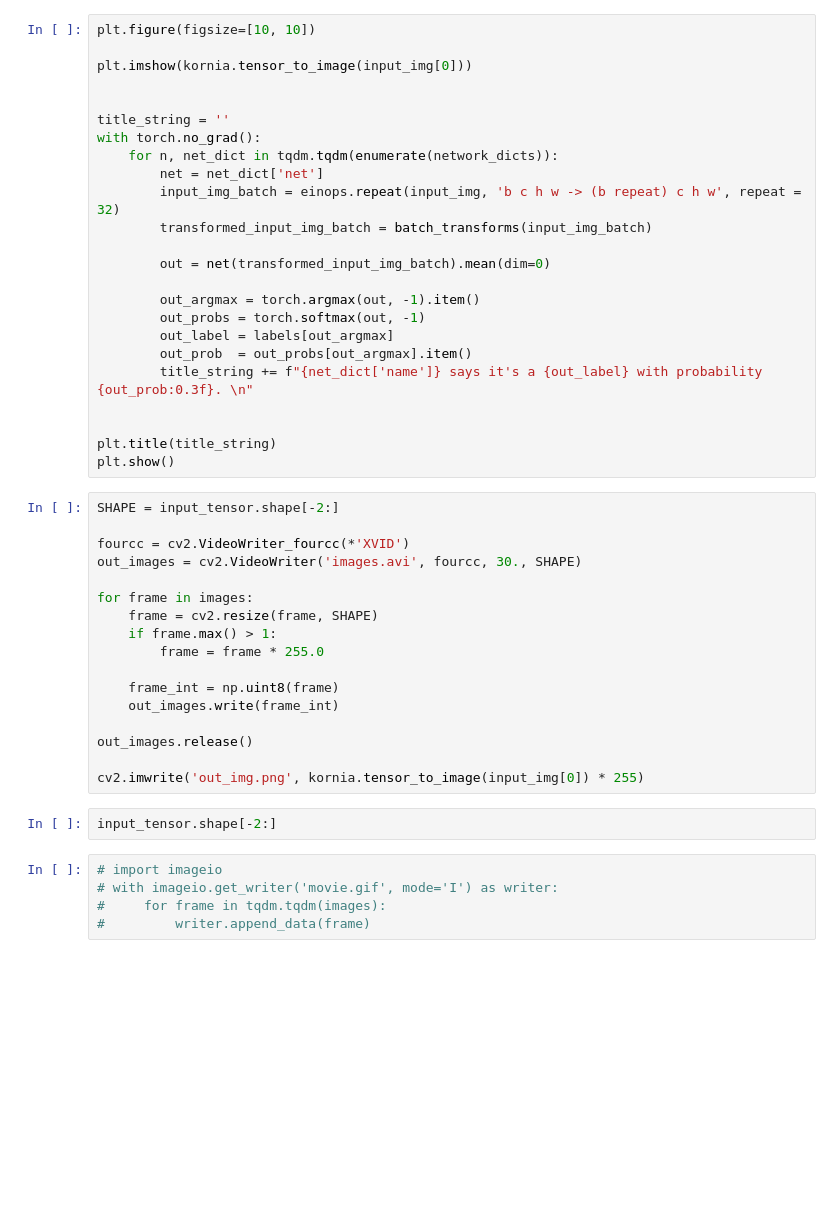
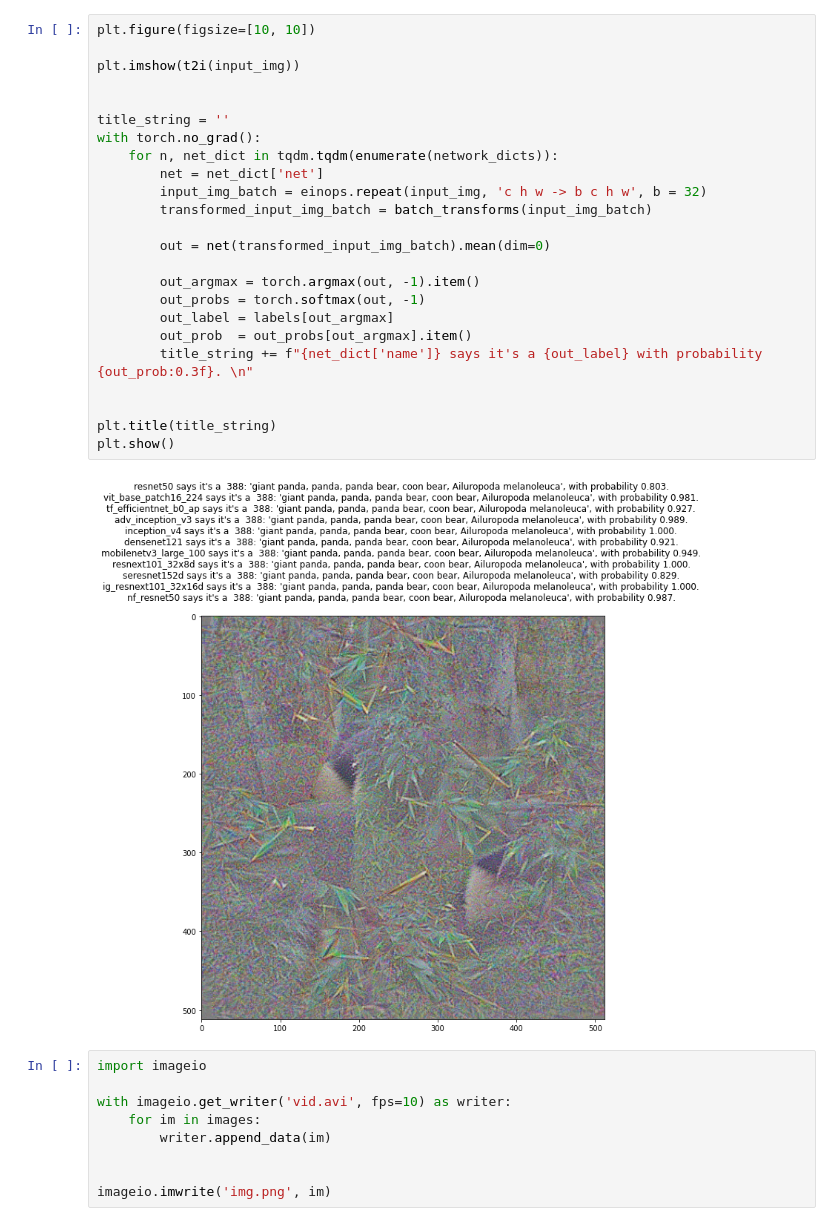
Before and after one commit to ayberkydn/vis, a Jupyter notebook: visualization.ipynb, the cells around one changed output. Cells and saved outputs as stored; diff of their text form; blank space fills up the shorter version.

```diff
--- a/visualization.ipynb
+++ b/visualization.ipynb
@@ -253,48 +180,35 @@ KeyboardInterrupt:
 # %%
 plt.figure(figsize=[10, 10])
 
-plt.imshow(kornia.tensor_to_image(input_img[0]))
+plt.imshow(t2i(input_img))
 
 
 title_string = ''
 with torch.no_grad():
     for n, net_dict in tqdm.tqdm(enumerate(network_dicts)):
         net = net_dict['net']
-        input_img_batch = einops.repeat(input_img, 'b c h w -> (b repeat) c h w', repeat = 32)
+        input_img_batch = einops.repeat(input_img, 'c h w -> b c h w', b = 32)
         transformed_input_img_batch = batch_transforms(input_img_batch)
 
         out = net(transformed_input_img_batch).mean(dim=0)
 
         out_argmax = torch.argmax(out, -1).item()
         out_probs = torch.softmax(out, -1)
         out_label = labels[out_argmax]
         out_prob  = out_probs[out_argmax].item()
         title_string += f"{net_dict['name']} says it's a {out_label} with probability {out_prob:0.3f}. \n"
 
 
 plt.title(title_string)
 plt.show()
+# %% [output]
+[figure, added]
-# %%
-SHAPE = input_tensor.shape[-2:]
-
-fourcc = cv2.VideoWriter_fourcc(*'XVID')
-out_images = cv2.VideoWriter('images.avi', fourcc, 30., SHAPE)
-
-for frame in images:
-    frame = cv2.resize(frame, SHAPE)
-    if frame.max() > 1:
-        frame = frame * 255.0
-
-    frame_int = np.uint8(frame)
-    out_images.write(frame_int)
-
-out_images.release()
-
-cv2.imwrite('out_img.png', kornia.tensor_to_image(input_img[0]) * 255)
-# %%
-input_tensor.shape[-2:]
 # %%
-# import imageio
-# with imageio.get_writer('movie.gif', mode='I') as writer:
-#     for frame in tqdm.tqdm(images):
-#         writer.append_data(frame)
+import imageio
+
+with imageio.get_writer('vid.avi', fps=10) as writer:
+    for im in images:
+        writer.append_data(im)
+
+
+imageio.imwrite('img.png', im)
```
Also changed, not shown: parts of 7 cells of this notebook, 11 other files.
